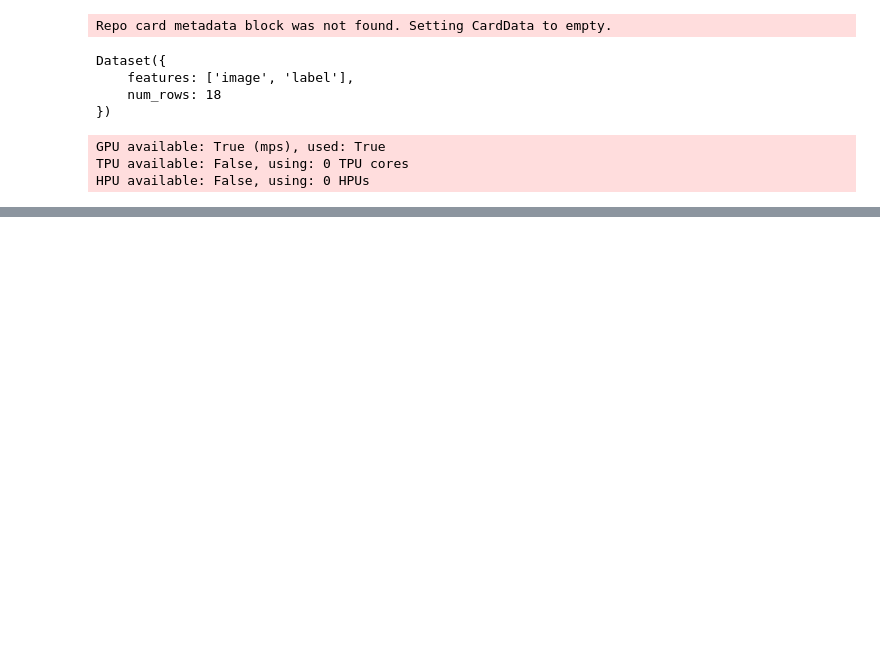
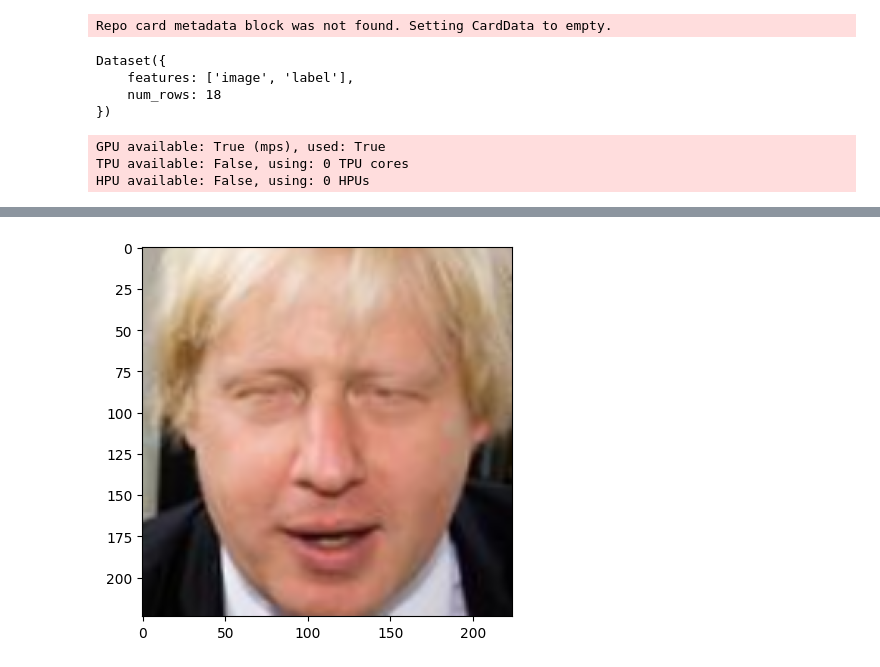
Before and after one commit to SuperrMurlocc/dlf-projekt, a Jupyter notebook: train_face_embedder.ipynb, the cells around one changed output, grey strips where cells are left out. Saved outputs shown, nothing was run; the diff lists cells and outputs as text; code cells hidden in the pictures; blank space fills up the shorter version.

```diff
--- a/train_face_embedder.ipynb
+++ b/train_face_embedder.ipynb
@@ -41,0 +52,8 @@ TypeError: conv2d() received an invalid combination of arguments - got (str, Par
+# %%
+example = next(iter(train_loader))
+image2 = example['image']
+image2 = align_most_confident_face(image2)
+plt.imshow(einops.rearrange(image2, 'c h w -> h w c'))
+image2 = einops.rearrange(image2, 'c h w -> 1 c h w')
+# %% [output]
+[figure, added]
```
Also changed, not shown: parts of 11 cells of this notebook, 18 other files.
